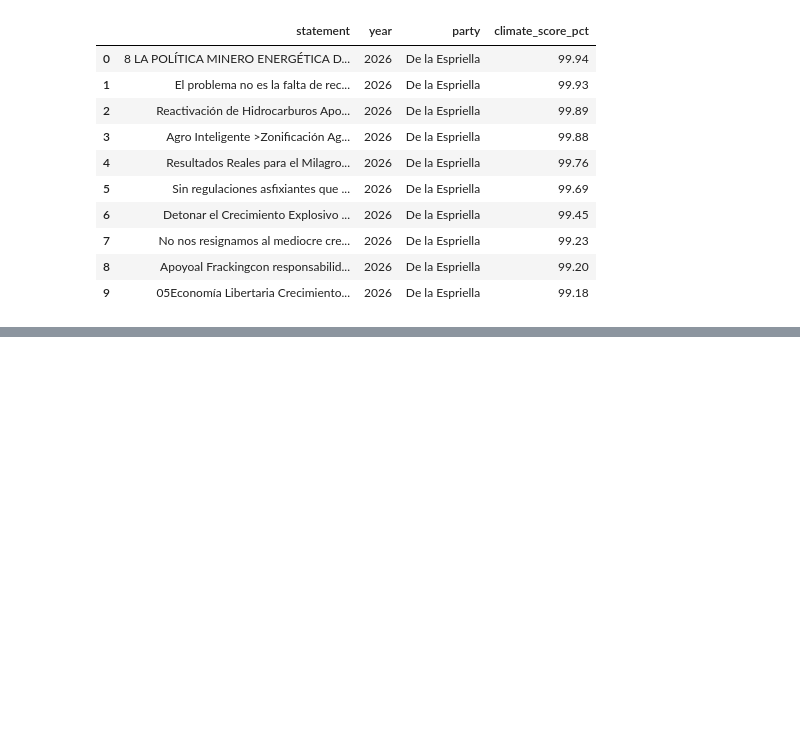
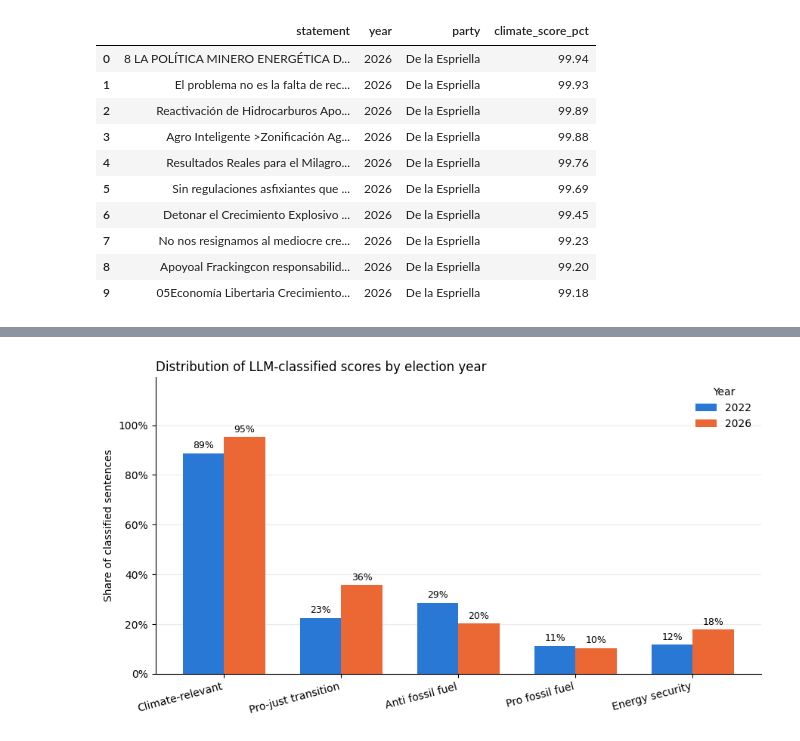
Before and after one commit to bezisch/Green_Backlash_Colombia, a Jupyter notebook: data/manifestos/apply_policlim_to_manifestos_2022_2026.ipynb, the cells around one changed output, grey strips where cells are left out. Saved outputs shown, nothing was run; the diff lists cells and outputs as text; code cells hidden in the pictures; blank space fills up the shorter version.

```diff
--- a/data/manifestos/apply_policlim_to_manifestos_2022_2026.ipynb
+++ b/data/manifestos/apply_policlim_to_manifestos_2022_2026.ipynb
@@ -1249,0 +1297,81 @@ Pacto Histórico 2026: 1554 sentences, 112 above 60%, 50 exported
+# %%
+from pathlib import Path
+import json
+import re
+import unicodedata
+
+import pandas as pd
+from pypdf import PdfReader
+from transformers import pipeline
+
+NOTEBOOK_NAME = "apply_policlim_to_manifestos_2022_2026.ipynb"
+PROJECT_ROOT = Path.cwd().resolve()
+if not (PROJECT_ROOT / NOTEBOOK_NAME).exists():
+    notebook_project = Path.home() / "Dropbox" / "Green_Backlash_Colombia"
+    if (notebook_project / NOTEBOOK_NAME).exists():
+        PROJECT_ROOT = notebook_project
+
+COMPARISON_DIR = PROJECT_ROOT / "output" / "policlim_comparison"
+# %%
+
+
+
+import matplotlib.pyplot as plt
+from matplotlib.patches import Patch
+llm_output_path = COMPARISON_DIR / "0.8_score_input_llm_output.xlsx"
+llm_df = pd.read_excel(llm_output_path)
+
+# "relevant" is the three-way relevance call (relevant / not relevant / not sure); the
+# other four are independent 0/1 category flags. Recoding relevance to 0/1 puts all five
+# scores on the same "share of sentences" scale so they can share one axis.
+SCORE_LABELS = {
+    "relevant_flag": "Climate-relevant",
+    "pro_just_transition": "Pro-just transition",
+    "anti_ff": "Anti fossil fuel",
+    "pro_ff": "Pro fossil fuel",
+    "energy_security": "Energy security",
+}
+llm_df["relevant_flag"] = (llm_df["relevant"] == "relevant").astype(int)
+
+share_by_year = (
+    llm_df.groupby("year")[list(SCORE_LABELS)]
+    .mean()
+    .reindex(columns=list(SCORE_LABELS))
+)
+counts_by_year = llm_df.groupby("year").size()
+print(f"{len(llm_df)} classified sentences: " + ", ".join(f"{y}={n}" for y, n in counts_by_year.items()))
+display(share_by_year.rename(columns=SCORE_LABELS))
+
+fig, ax = plt.subplots(figsize=(9, 5))
+score_labels = list(SCORE_LABELS.values())
+x_positions = range(len(score_labels))
+bar_width = 0.35
+# Color is assigned by year (the entity), not by which bar is taller, so the mapping
+# stays fixed regardless of which year scores higher on a given category.
+year_colors = {2022: "#2a78d6", 2026: "#eb6834"}
+
+for offset, year in zip((-1, 1), sorted(share_by_year.index)):
+    values = share_by_year.loc[year] * 100
+    positions = [xi + offset * bar_width / 2 for xi in x_positions]
+    ax.bar(positions, values, width=bar_width, color=year_colors[year], label=str(year))
+    for pos, value in zip(positions, values):
+        ax.text(pos, value + 1, f"{value:.0f}%", ha="center", va="bottom", fontsize=9)
+
+ax.set_xticks(list(x_positions))
+ax.set_xticklabels(score_labels, rotation=15, ha="right")
+ax.set_ylabel("Share of classified sentences")
+ax.set_ylim(0, max(share_by_year.to_numpy().max() * 100 * 1.25, 10))
+ax.yaxis.set_major_formatter(lambda value, _: f"{value:.0f}%")
+ax.grid(axis="y", alpha=0.25)
+ax.set_axisbelow(True)
+for spine in ("top", "right"):
+    ax.spines[spine].set_visible(False)
+ax.set_title("Distribution of LLM-classified scores by election year", loc="left", fontsize=12)
+ax.legend(title="Year", frameon=False, loc="upper right")
+fig.tight_layout()
+
+score_dist_path = COMPARISON_DIR / "llm_score_distribution_by_year.png"
+fig.savefig(score_dist_path, dpi=200, bbox_inches="tight")
+plt.show()
+print(f"Saved: {score_dist_path}")
+# %% [output]
@@ -1249,0 +1383 @@ Pacto Histórico 2026: 1554 sentences, 112 above 60%, 50 exported
+[figure, added]
```
Also changed, not shown: parts of 24 cells of this notebook, 1 other file.
